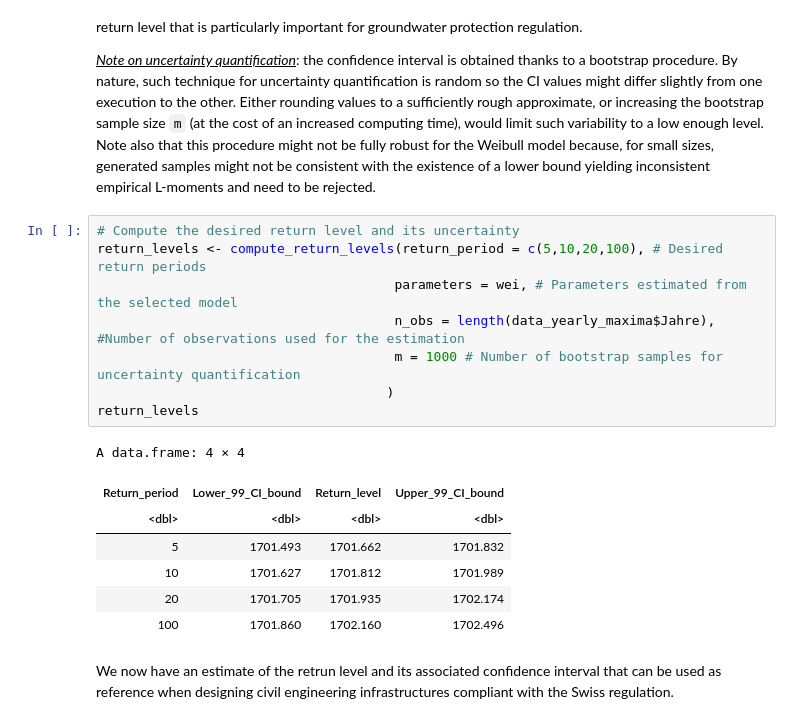
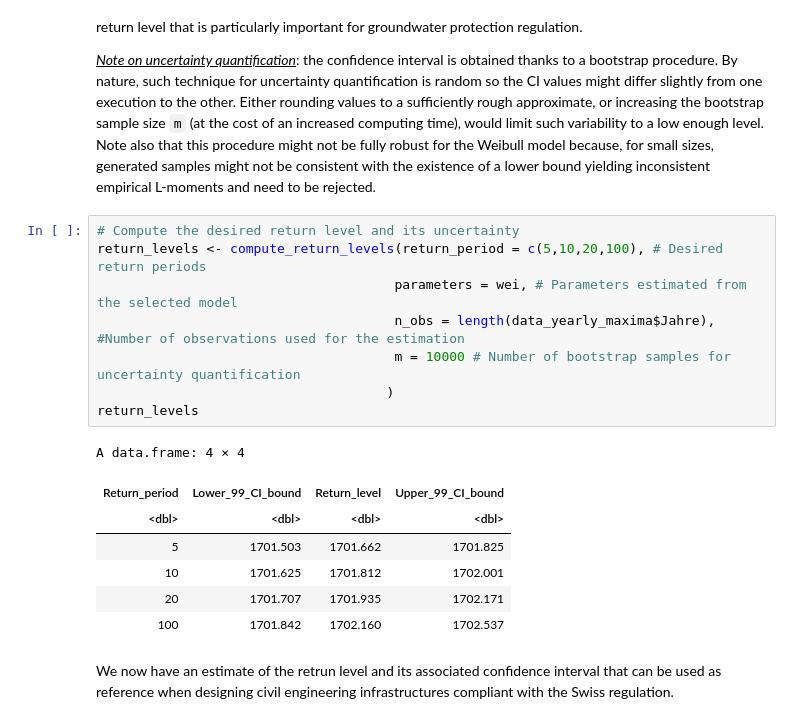
Before and after one commit to foen-admin-ch/groundwater-extreme-analysis, a Jupyter notebook: notebooks/example_2.ipynb, the cells around one changed output. Drawn from its saved outputs; the diff is of its cells as text.

```diff
--- a/notebooks/example_2.ipynb
+++ b/notebooks/example_2.ipynb
@@ -237,18 +237,18 @@ We are now ready to compute the estimated return level for a given return period
 # %%
 # Compute the desired return level and its uncertainty
 return_levels <- compute_return_levels(return_period = c(5,10,20,100), # Desired return periods
                                       parameters = wei, # Parameters estimated from the selected model
                                       n_obs = length(data_yearly_maxima$Jahre), #Number of observations used for the estimation
-                                      m = 1000 # Number of bootstrap samples for uncertainty quantification
+                                      m = 10000 # Number of bootstrap samples for uncertainty quantification
                                      )
 return_levels
 # %% [output]
 A data.frame: 4 × 4
 | Return_period | Lower_99_CI_bound | Return_level | Upper_99_CI_bound |
 | <dbl> | <dbl> | <dbl> | <dbl> |
-| 5 | 1701.493 | 1701.662 | 1701.832 |
-| 10 | 1701.627 | 1701.812 | 1701.989 |
-| 20 | 1701.705 | 1701.935 | 1702.174 |
-| 100 | 1701.860 | 1702.160 | 1702.496 |
+| 5 | 1701.503 | 1701.662 | 1701.825 |
+| 10 | 1701.625 | 1701.812 | 1702.001 |
+| 20 | 1701.707 | 1701.935 | 1702.171 |
+| 100 | 1701.842 | 1702.160 | 1702.537 |
 # %% [markdown]
 We now have an estimate of the retrun level and its associated confidence interval that can be used as reference when designing civil engineering infrastructures compliant with the Swiss regulation.
```
Also changed, not shown: parts of 18 cells of this notebook, 1 other file.
